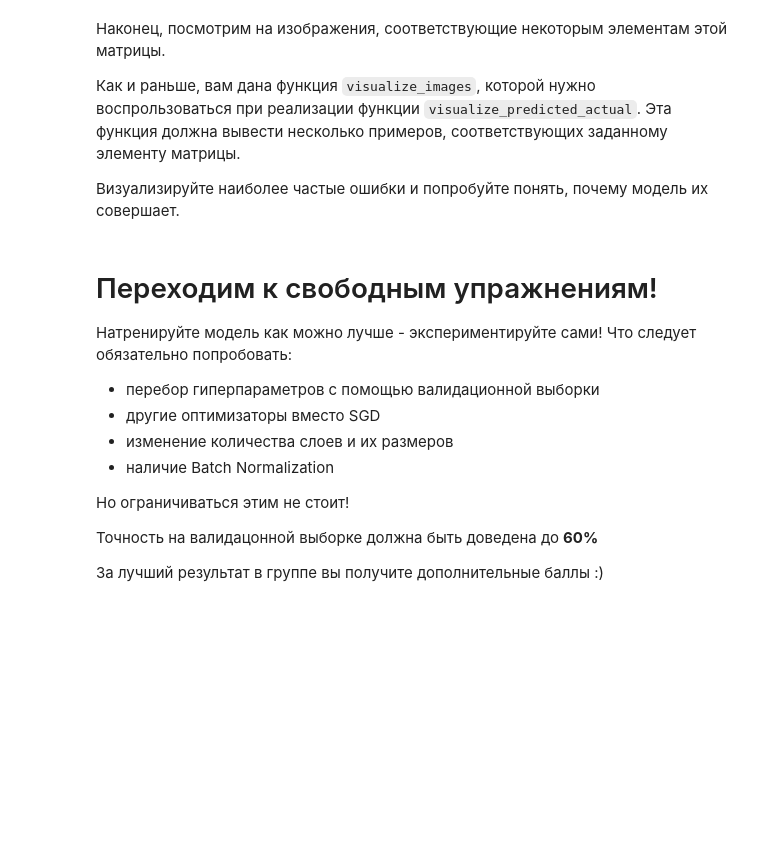
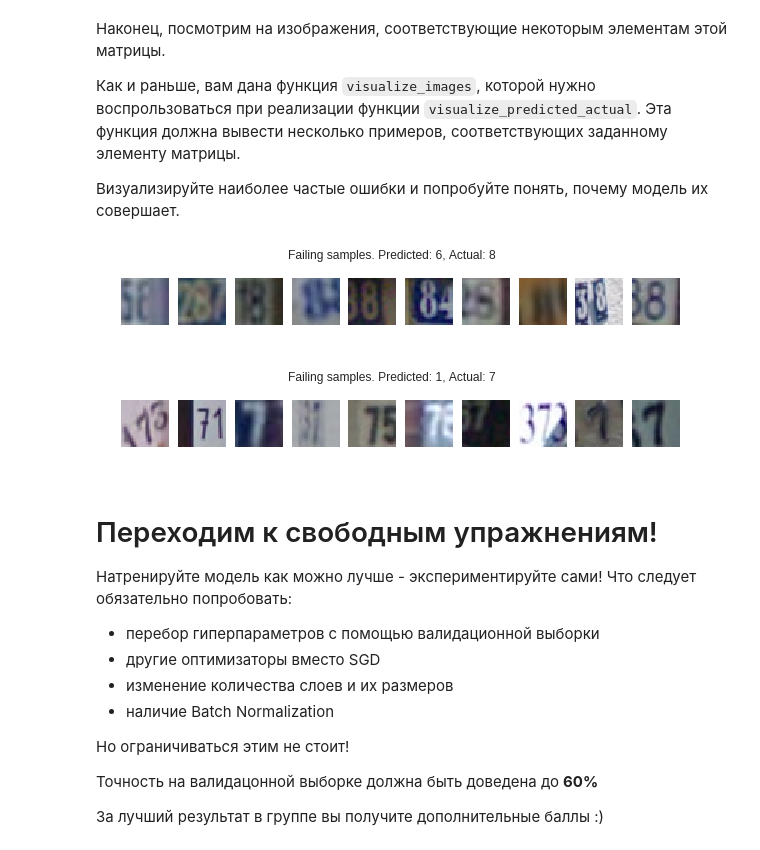
Before and after one commit to nikitakogut/dlcourse_ai, a Jupyter notebook: assignments/assignment2/PyTorch.ipynb, the cells around one changed output. Cells and saved outputs as stored; diff of their text form; code cells hidden in the pictures; blank space fills up the shorter version.

```diff
--- a/assignments/assignment2/PyTorch.ipynb
+++ b/assignments/assignment2/PyTorch.ipynb
@@ -350,36 +428,42 @@ def visualize_images(indices, data, title='', max_num=10):
     title: string, title of the plot
     max_num: int, max number of images to display
     """
     to_show = min(len(indices), max_num)
     fig = plt.figure(figsize=(10,1.5))
     fig.suptitle(title)
     for i, index in enumerate(indices[:to_show]):
         plt.subplot(1,to_show, i+1)
         plt.axis('off')
         sample = data[index][0]
         plt.imshow(sample)
 
-def visualize_predicted_actual(predicted_class, gt_class, predictions, groud_truth, val_indices, data):
+def visualize_predicted_actual(predicted_class, gt_class, predictions, ground_truth, val_indices, val_data):
     """
     Visualizes images of a ground truth class which were predicted as the other class
 
     predicted: int 0-9, index of the predicted class
     gt_class: int 0-9, index of the ground truth class
     predictions: np array of ints, model predictions for all validation samples
     ground_truth: np array of ints, ground truth for all validation samples
     val_indices: np array of ints, indices of validation samples
     """
 
     # TODO: Implement visualization using visualize_images above
     # predictions and ground_truth are provided for validation set only, defined by val_indices
     # Hint: numpy index arrays might be helpful
     # https://docs.scipy.org/doc/numpy/user/basics.indexing.html#index-arrays
     # Please make the title meaningful!
-
-    raise Exception("Not implemented")
+    #raise Exception("Not implemented")
+    data = np.vstack((val_indices, predictions, ground_truth)).T
+    indices = data[(data[:, 1] == predicted_class) & (data[:, 2] == gt_class)][:,0]
+    title = f'Failing samples. Predicted: {predicted_class}, Actual: {gt_class}'
+    visualize_images(indices, val_data, title=title, max_num=10)
 
 visualize_predicted_actual(6, 8, predictions, gt, np.array(val_indices), data_train_images)
 visualize_predicted_actual(1, 7, predictions, gt, np.array(val_indices), data_train_images)
+# %% [output]
+[figure, added]
+[figure, added]
 # %% [markdown]
 # Переходим к свободным упражнениям!
 
```
Also changed, not shown: parts of 22 cells of this notebook.
